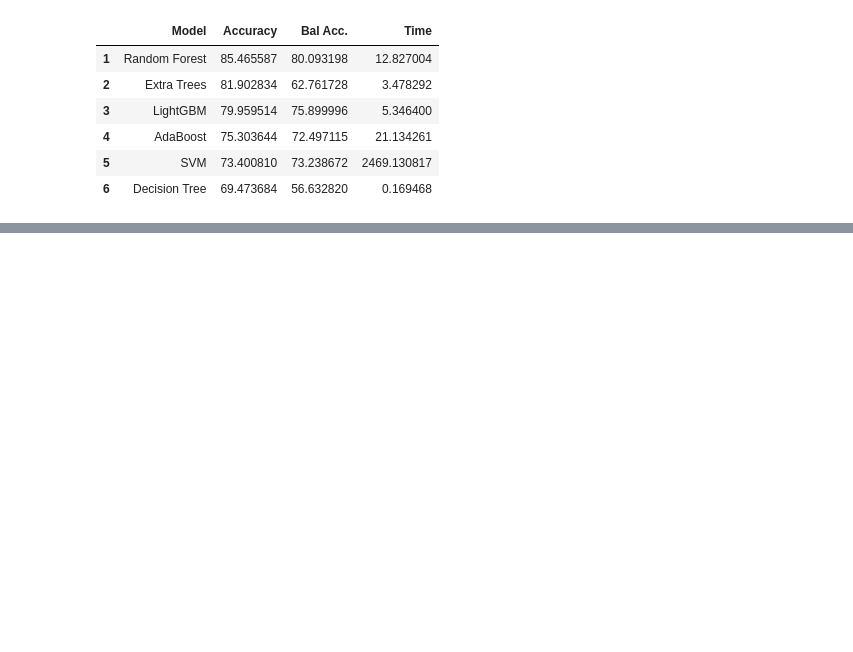
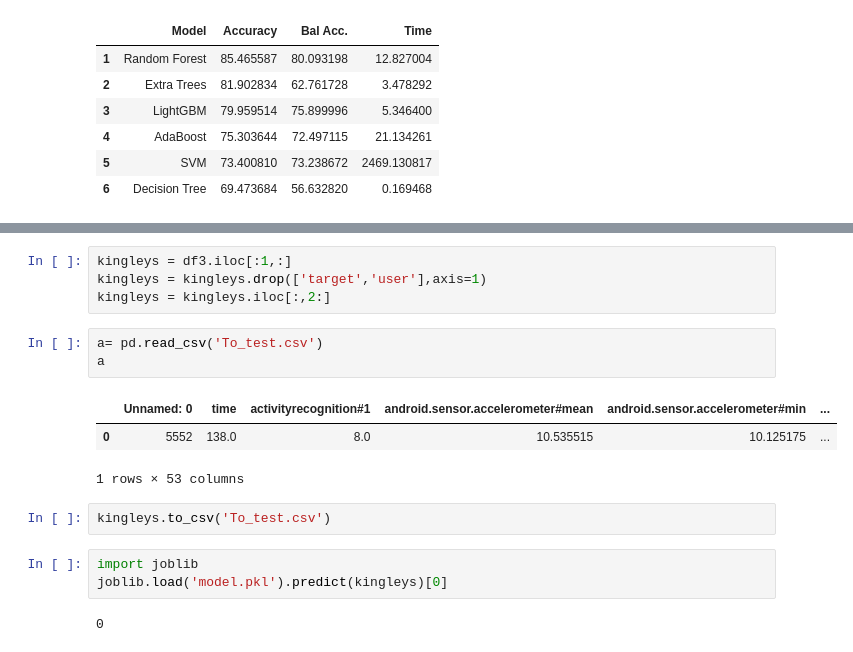
Before and after one commit to Islompulatov/Build_week_2, a Jupyter notebook: final_model_trainig.ipynb, the cells around one changed output, grey strips where cells are left out. Cells and saved outputs as stored; diff of their text form; blank space fills up the shorter version.

```diff
--- a/final_model_trainig.ipynb
+++ b/final_model_trainig.ipynb
@@ -326,0 +317,18 @@ results_ord2.style.bar(subset=['Accuracy', 'Bal Acc.'], vmin=0, vmax=100, color=
+# %%
+kingleys = df3.iloc[:1,:]
+kingleys = kingleys.drop(['target','user'],axis=1)
+kingleys = kingleys.iloc[:,2:]
+# %%
+a= pd.read_csv('To_test.csv')
+a
+# %% [output]
+|  | Unnamed: 0 | time | activityrecognition#1 | android.sensor.accelerometer#mean | android.sensor.accelerometer#min | ... |
+| 0 | 5552 | 138.0 | 8.0 | 10.535515 | 10.125175 | ... |
+1 rows × 53 columns
+# %%
+kingleys.to_csv('To_test.csv')
+# %%
+import joblib
+joblib.load('model.pkl').predict(kingleys)[0]
+# %% [output]
+0
```
Also changed, not shown: parts of 4 cells of this notebook, 3 other files.
